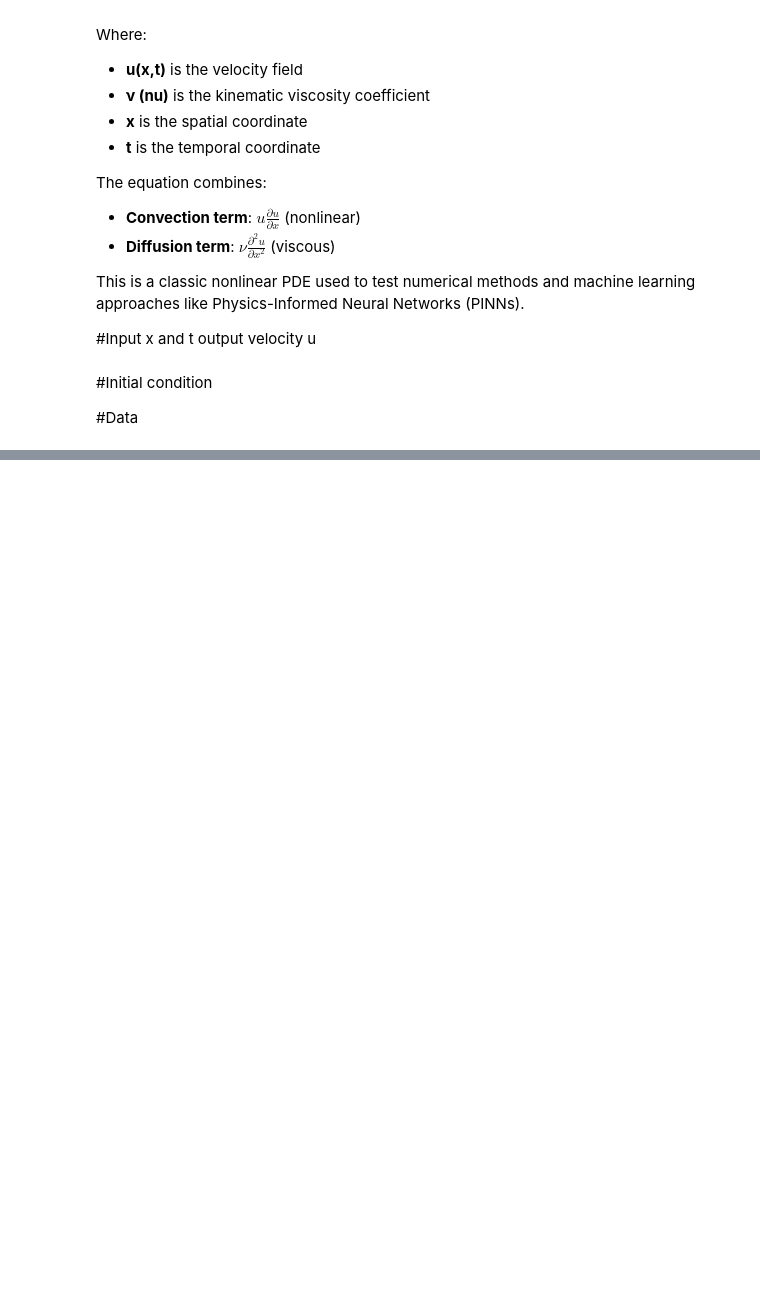
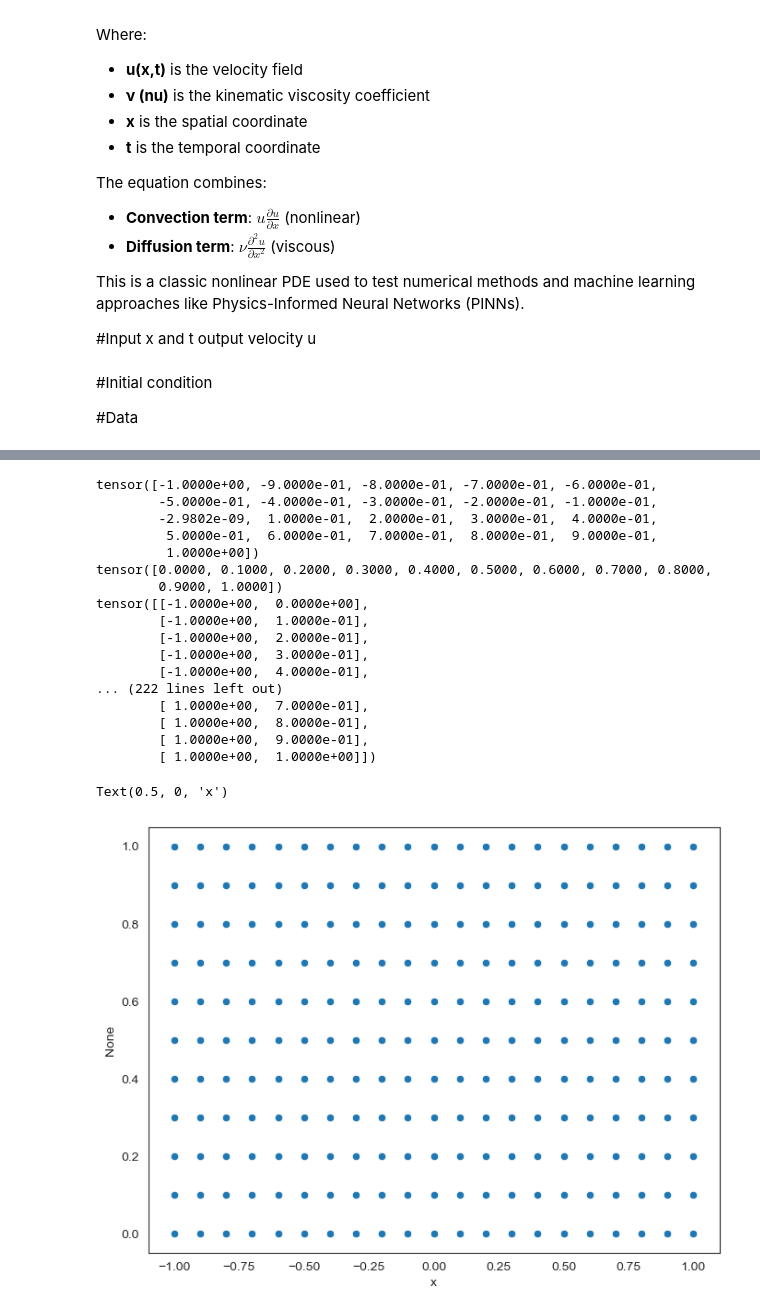
Before and after one commit to marufmullah50/PINNS-and-Inverse-PINNS, a Jupyter notebook: Pytorch_PINNs/burgers_1d_PINNs.ipynb, the cells around one changed output, grey strips where cells are left out. Cells and saved outputs as stored; diff of their text form; code cells hidden in the pictures; blank space fills up the shorter version.

```diff
--- a/Pytorch_PINNs/burgers_1d_PINNs.ipynb
+++ b/Pytorch_PINNs/burgers_1d_PINNs.ipynb
@@ -62,0 +271,35 @@ class Net:
+# %%
+#print the meshgrid
+x_tes = torch.arange(-1,1+0.1,0.1)
+t_tes= torch.arange(0, 1+0.1, 0.1)
+
+print(x_tes)
+print(t_tes)
+
+X_tes = torch.stack(torch.meshgrid(x_tes,t_tes)).reshape(2,-1).T
+print(X_tes)
+
+#visualize the meshgrid
+plt.figure(figsize=(8,6))
+sns.scatterplot(x=X_tes[:,0], y=X_tes[:,1]) #x,t
+plt.xlabel('x')
+# %% [output]
+tensor([-1.0000e+00, -9.0000e-01, -8.0000e-01, -7.0000e-01, -6.0000e-01,
+        -5.0000e-01, -4.0000e-01, -3.0000e-01, -2.0000e-01, -1.0000e-01,
+        -2.9802e-09,  1.0000e-01,  2.0000e-01,  3.0000e-01,  4.0000e-01,
+         5.0000e-01,  6.0000e-01,  7.0000e-01,  8.0000e-01,  9.0000e-01,
+         1.0000e+00])
+tensor([0.0000, 0.1000, 0.2000, 0.3000, 0.4000, 0.5000, 0.6000, 0.7000, 0.8000,
+        0.9000, 1.0000])
+tensor([[-1.0000e+00,  0.0000e+00],
+        [-1.0000e+00,  1.0000e-01],
+        [-1.0000e+00,  2.0000e-01],
+        [-1.0000e+00,  3.0000e-01],
+        [-1.0000e+00,  4.0000e-01],
+... (222 lines left out)
+        [ 1.0000e+00,  7.0000e-01],
+        [ 1.0000e+00,  8.0000e-01],
+        [ 1.0000e+00,  9.0000e-01],
+        [ 1.0000e+00,  1.0000e+00]])
+Text(0.5, 0, 'x')
+[figure, added]
```
Also changed, not shown: parts of 15 cells of this notebook.
